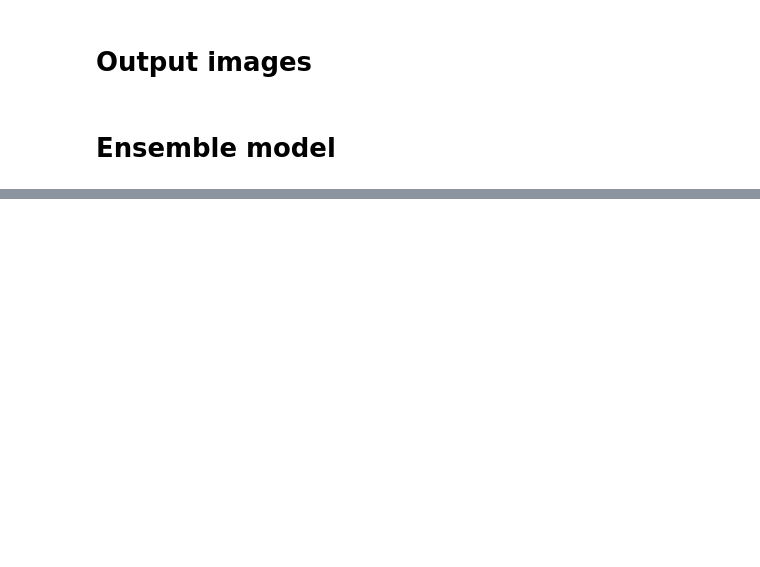
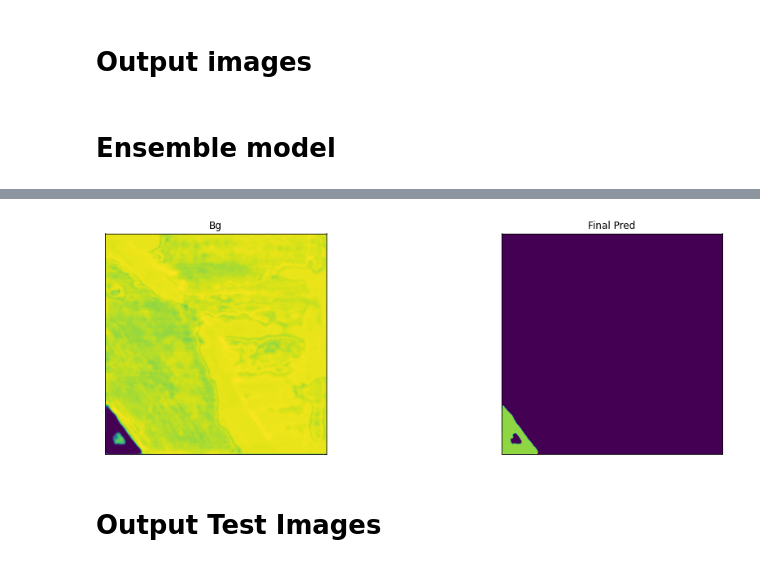
Before and after one commit to th3rring/comp540_final, a Jupyter notebook: unet_model.ipynb, the cells around one changed output, grey strips where cells are left out. Cells and saved outputs as stored; diff of their text form; code cells hidden in the pictures; blank space fills up the shorter version.

```diff
--- a/unet_model.ipynb
+++ b/unet_model.ipynb
@@ -308,0 +300,27 @@ model.fit(rgb_masked_img_gen('train'), epochs=epochs, steps_per_epoch=steps_per_
+# %%
+BACKBONE = 'resnet34'
+preprocess_input = sm.get_preprocessing(BACKBONE)
+
+weights = 2 * np.ones((7,))
+weights[-1] = 0.5
+
+dice_loss = sm.losses.DiceLoss(class_weights=weights)
+total_loss = dice_loss + (1 * sm.losses.CategoricalFocalLoss())
+
+
+# Define model.
+# model = sm.Unet(BACKBONE, encoder_weights=None, input_shape = (512,512,4), classes = 7, activation = 'softmax')
+model = sm.Unet(BACKBONE, encoder_weights='imagenet', input_shape = (512,512,3), classes = 7, activation = 'softmax')
+
+model.compile(
+    'Adam',
+    loss=total_loss,
+    metrics=[sm.metrics.IOUScore(class_weights = weights, name= "MeanIoU"), sm.metrics.FScore(threshold=0.5)],
+)
+
+model.summary()
+# %%
+epochs = 30
+tf.keras.backend.clear_session()
+# history = model.fit(rgb_masked_img_gen('train'), epochs=epochs, steps_per_epoch=steps_per_epoch, validation_data=rgb_masked_img_gen('val'), validation_steps=validation_steps, use_multiprocessing=False, shuffle=True, callbacks = [learning_rate_reduction])
+history = model.fit(masked_img_gen('train'), epochs=epochs, steps_per_epoch=steps_per_epoch, validation_data=masked_img_gen('val'), validation_steps=validation_steps, use_multiprocessing=False, shuffle=True, callbacks = [learning_rate_reduction])
@@ -457,5 +488,7 @@ final_pred = np.argmax(processed_result, axis=-1).astype(np.uint8)
 # %%
-visualize(bg=processed_result[:,:,0])
+visualize(bg=processed_result[:,:,0], final_pred=final_pred)
+# %% [output]
+[figure, added]
 # %%
 print(np.sum(final_pred))
 # %%
@@ -471,3 +503,5 @@ stuff = next(img_gen('val'))
+# %% [markdown]
+# Output Test Images
 # %%
 outputTestImages(predictEnsemble(models), masked_img_gen, True)
 # %%
```
Also changed, not shown: parts of 26 cells of this notebook, 1 other file.
